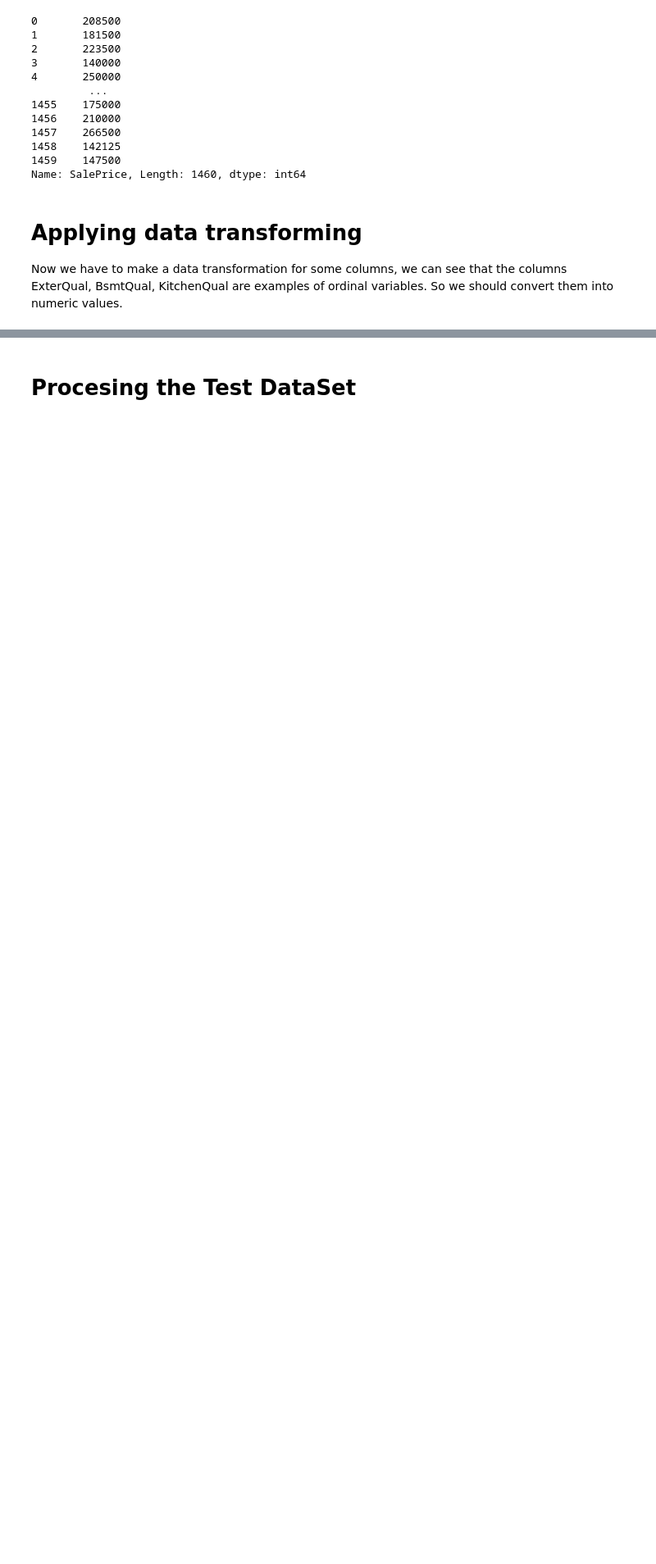
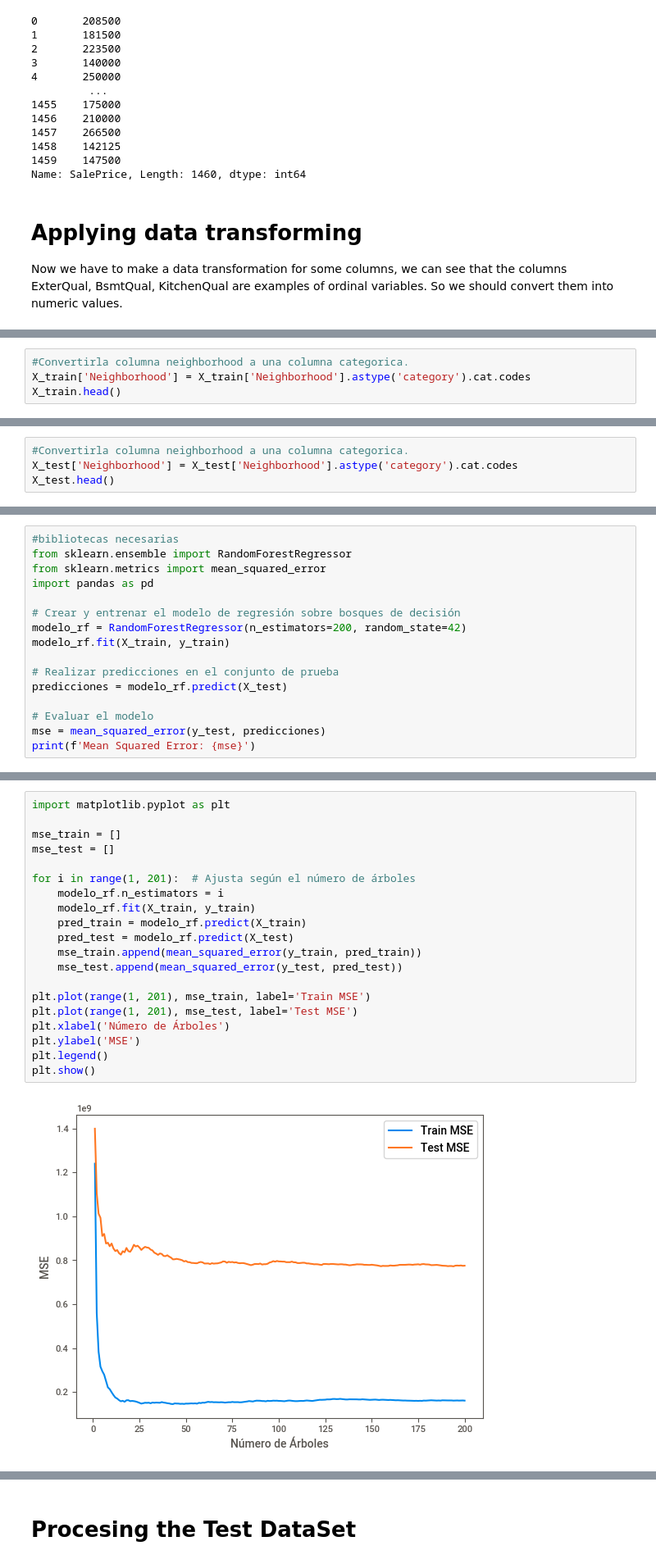
Before and after one commit to SantiagoRPinedo/HousePricesCompetition, a Jupyter notebook: house-prices-eda.ipynb, the cells around one changed output, grey strips where cells are left out. Shown at 82% size. Drawn from its saved outputs; the diff is of its cells as text; blank space fills up the shorter version.

Commit message:
Kaggle Notebook | House Prices EDA  | Agregando split en data set Train y Random Forest

```diff
--- a/house-prices-eda.ipynb
+++ b/house-prices-eda.ipynb
@@ -390,0 +390,4 @@ x_train_1.fillna(0, inplace=True)
+# %%
+#Convertirla columna neighborhood a una columna categorica.
+X_train['Neighborhood'] = X_train['Neighborhood'].astype('category').cat.codes
+X_train.head()
@@ -390,0 +401,4 @@ x_train_1.fillna(0, inplace=True)
+# %%
+#Convertirla columna neighborhood a una columna categorica.
+X_test['Neighborhood'] = X_test['Neighborhood'].astype('category').cat.codes
+X_test.head()
@@ -390,0 +412,16 @@ x_train_1.fillna(0, inplace=True)
+# %%
+#bibliotecas necesarias
+from sklearn.ensemble import RandomForestRegressor
+from sklearn.metrics import mean_squared_error
+import pandas as pd
+
+# Crear y entrenar el modelo de regresión sobre bosques de decisión
+modelo_rf = RandomForestRegressor(n_estimators=200, random_state=42)
+modelo_rf.fit(X_train, y_train)
+
+# Realizar predicciones en el conjunto de prueba
+predicciones = modelo_rf.predict(X_test)
+
+# Evaluar el modelo
+mse = mean_squared_error(y_test, predicciones)
+print(f'Mean Squared Error: {mse}')
@@ -390,0 +430,22 @@ x_train_1.fillna(0, inplace=True)
+# %%
+import matplotlib.pyplot as plt
+
+mse_train = []
+mse_test = []
+
+for i in range(1, 201):  # Ajusta según el número de árboles
+    modelo_rf.n_estimators = i
+    modelo_rf.fit(X_train, y_train)
+    pred_train = modelo_rf.predict(X_train)
+    pred_test = modelo_rf.predict(X_test)
+    mse_train.append(mean_squared_error(y_train, pred_train))
+    mse_test.append(mean_squared_error(y_test, pred_test))
+
+plt.plot(range(1, 201), mse_train, label='Train MSE')
+plt.plot(range(1, 201), mse_test, label='Test MSE')
+plt.xlabel('Número de Árboles')
+plt.ylabel('MSE')
+plt.legend()
+plt.show()
+# %% [output]
+[figure, added]
```
Also changed, not shown: parts of 25 cells of this notebook.
